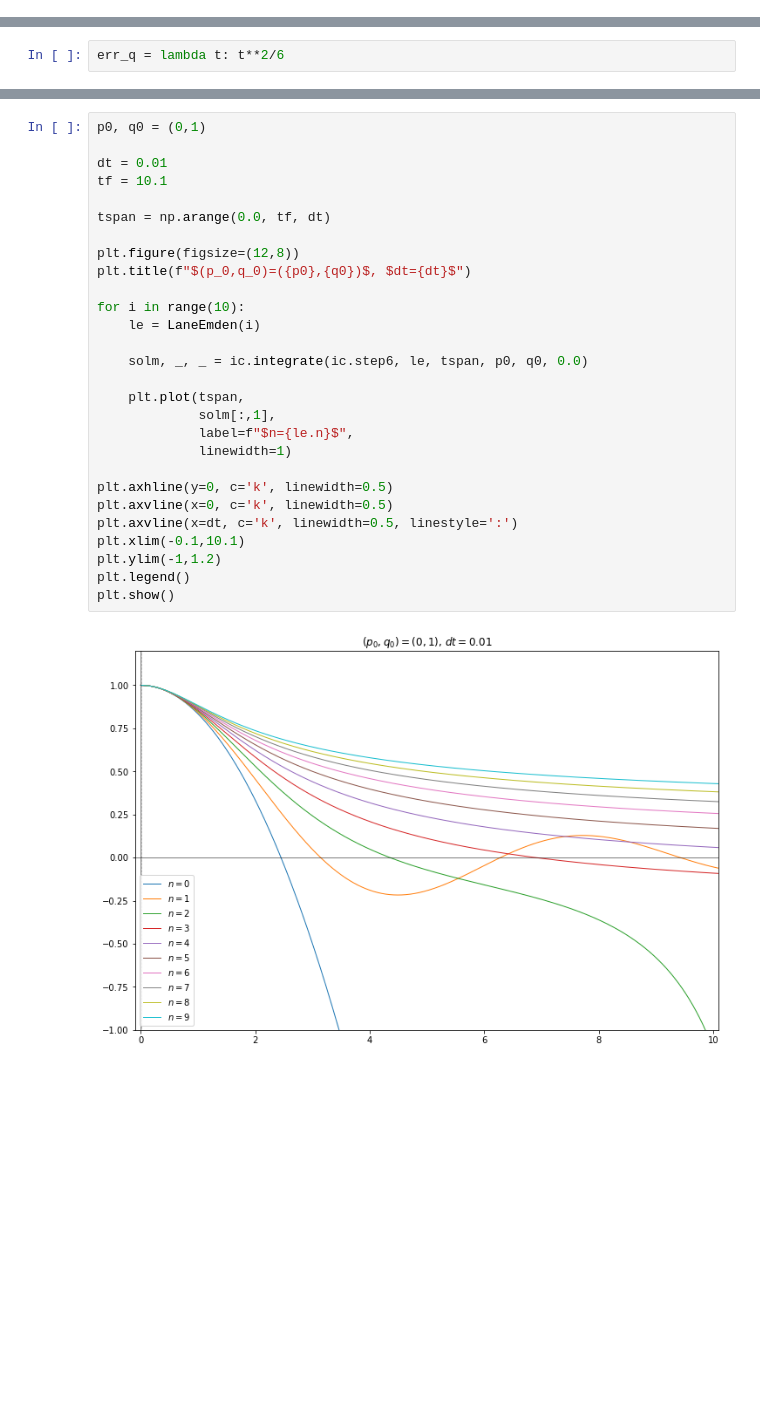
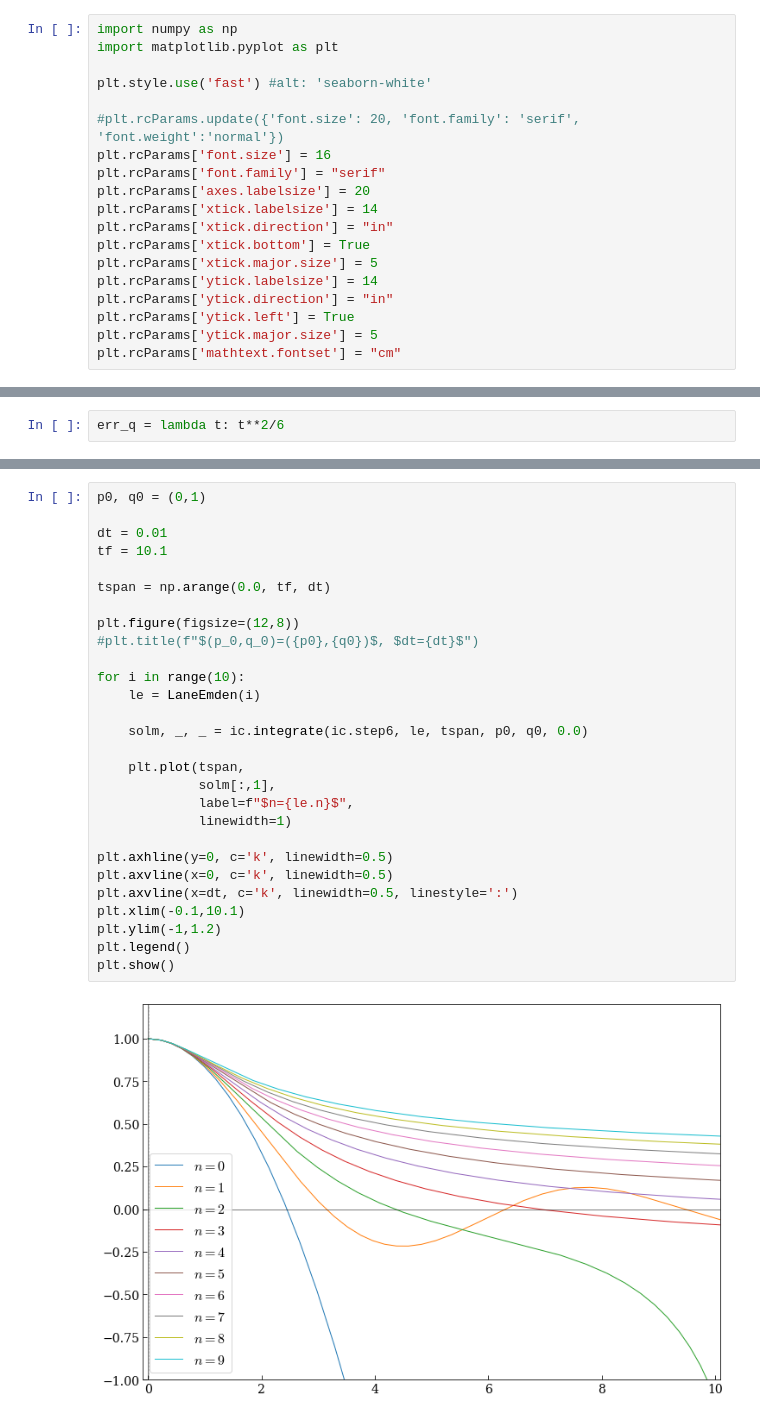
Before and after one commit to mseri/contact-integrators, a Jupyter notebook: The Lane-Emden Model.ipynb, the cells around one changed output, grey strips where cells are left out. Cells and saved outputs as stored; diff of their text form; blank space fills up the shorter version.

```diff
--- a/The Lane-Emden Model.ipynb
+++ b/The Lane-Emden Model.ipynb
@@ -12,3 +9,22 @@ import matplotlib.pyplot as plt
+# %%
+import numpy as np
+import matplotlib.pyplot as plt
+
+plt.style.use('fast') #alt: 'seaborn-white'
+
+#plt.rcParams.update({'font.size': 20, 'font.family': 'serif', 'font.weight':'normal'})
+plt.rcParams['font.size'] = 16
+plt.rcParams['font.family'] = "serif"
+plt.rcParams['axes.labelsize'] = 20
+plt.rcParams['xtick.labelsize'] = 14
+plt.rcParams['xtick.direction'] = "in"
+plt.rcParams['xtick.bottom'] = True
+plt.rcParams['xtick.major.size'] = 5
+plt.rcParams['ytick.labelsize'] = 14
+plt.rcParams['ytick.direction'] = "in"
+plt.rcParams['ytick.left'] = True
+plt.rcParams['ytick.major.size'] = 5
+plt.rcParams['mathtext.fontset'] = "cm"
 # %%
 class LaneEmden:
     def __init__(self, n):
@@ -359,30 +375,30 @@ plt.show()
 # %%
 p0, q0 = (0,1)
 
 dt = 0.01
 tf = 10.1
 
 tspan = np.arange(0.0, tf, dt)
 
 plt.figure(figsize=(12,8))
-plt.title(f"$(p_0,q_0)=({p0},{q0})$, $dt={dt}$")
+#plt.title(f"$(p_0,q_0)=({p0},{q0})$, $dt={dt}$")
 
 for i in range(10):
     le = LaneEmden(i)
 
     solm, _, _ = ic.integrate(ic.step6, le, tspan, p0, q0, 0.0)
 
     plt.plot(tspan,
              solm[:,1],
              label=f"$n={le.n}$",
              linewidth=1)
 
 plt.axhline(y=0, c='k', linewidth=0.5)
 plt.axvline(x=0, c='k', linewidth=0.5)
 plt.axvline(x=dt, c='k', linewidth=0.5, linestyle=':')
 plt.xlim(-0.1,10.1)
 plt.ylim(-1,1.2)
 plt.legend()
 plt.show()
 # %% [output]
-[figure, old version]
+[figure, new version]
```
Also changed, not shown: parts of 6 cells of this notebook.
